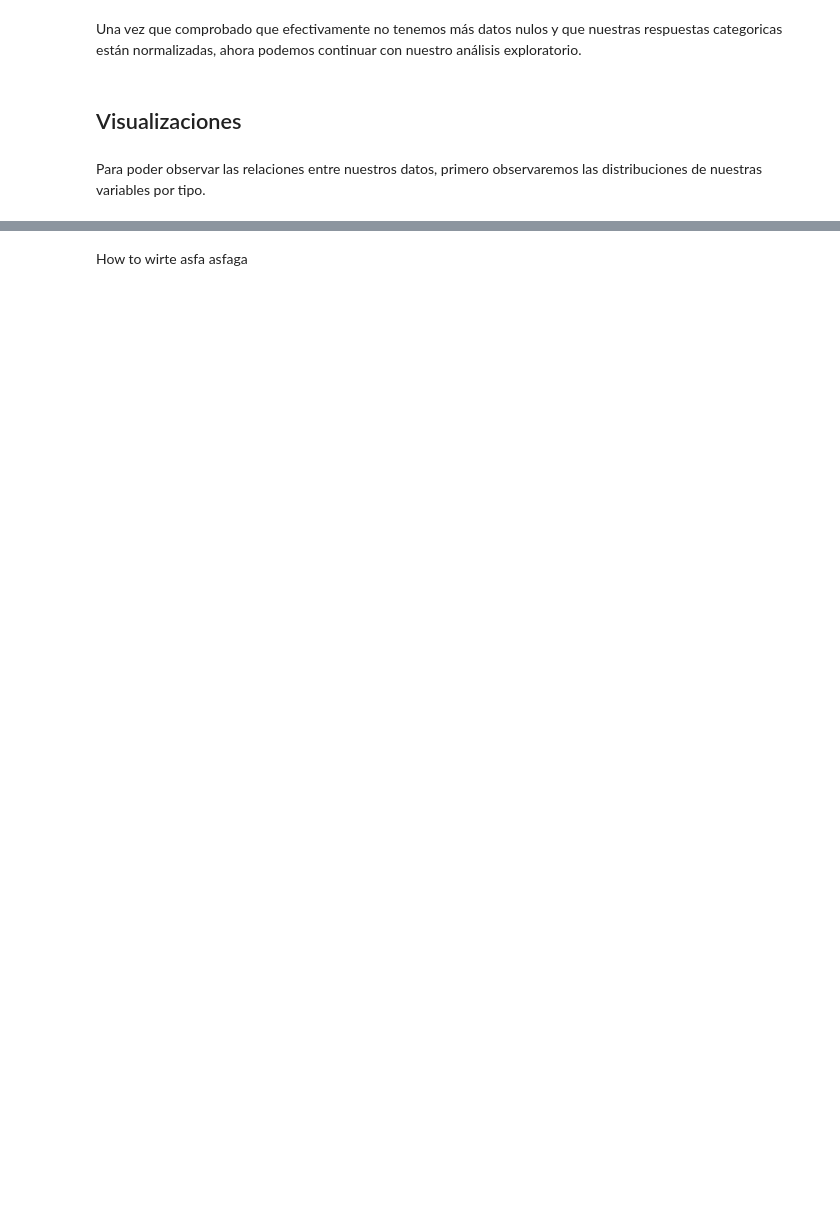
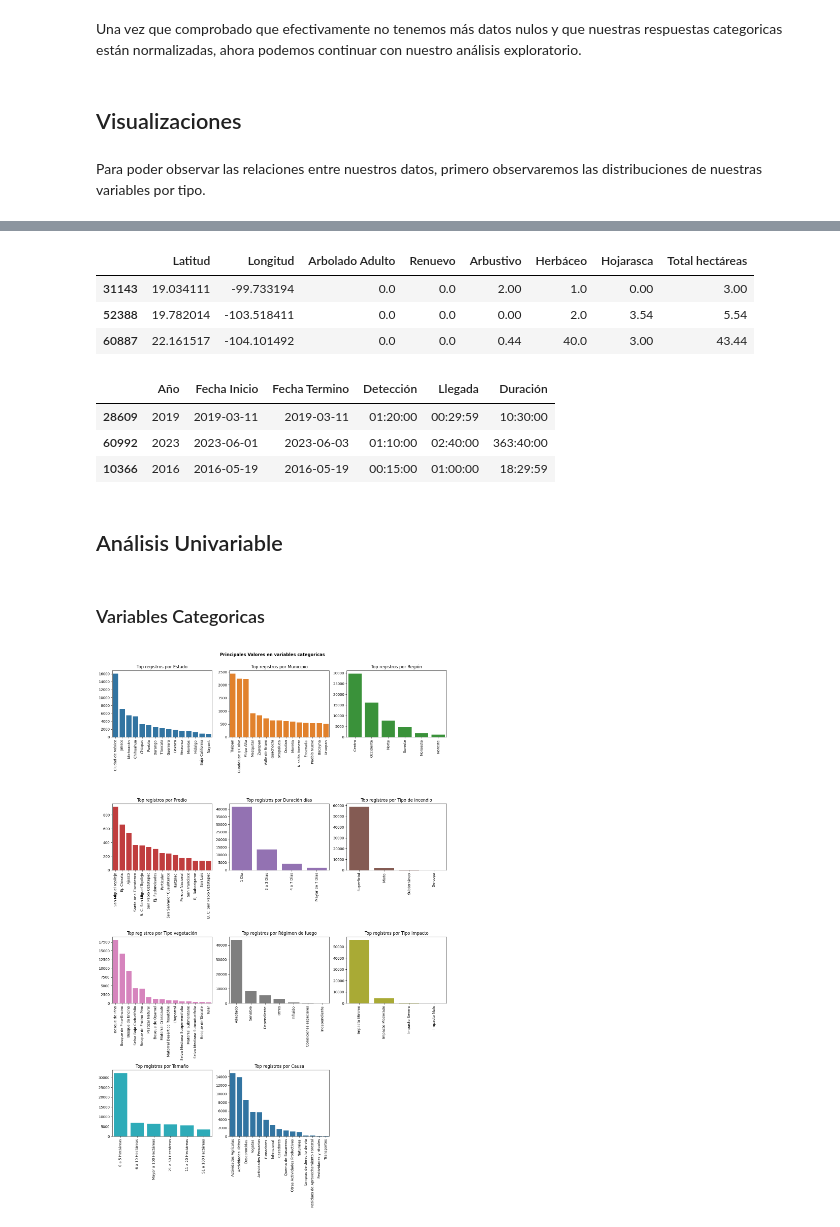
Before and after one commit to Valamca/Fires_Mexico_2015-2023, a Jupyter notebook: Incendios_forestales.ipynb, the cells around one changed output, grey strips where cells are left out. Drawn from its saved outputs; the diff is of its cells as text; code cells hidden in the pictures; blank space fills up the shorter version.

Commit message:
Agrega Analisis Variables

```diff
--- a/Incendios_forestales.ipynb
+++ b/Incendios_forestales.ipynb
@@ -279,6 +353,5 @@ def convert_to_hours(time_str):
 # %%
-columnas = ["Detección", "Llegada", "Duración"]
-
+# Aplicamos cada función a cada columna correspondiente
 df["Detección"] = df["Detección"].apply(convert_to_hours)
 df["Llegada"] = df["Llegada"].apply(convert_to_hours)
-#df["Duración"] = df["Duración"].apply(convert_to_hours)
+df["Duración"] = df["Duración"].apply(duration)
@@ -378,0 +391,4 @@ df[df["Duración"]=="eliminar"]
+# %%
+# Obteniendo el set de datos sin los datos categorizados para eliminación.
+df = df[df["Detección"] != "eliminar"]
+df = df[df["Llegada"] != "eliminar"]
@@ -379,3 +439,6 @@ df[df["Duración"]=="eliminar"]
+# %%
+# Ahora limpiamos el conjunto de datos de aquellos datos Desconocidos
+df=df[~df.isin(["Desconocido"]).any(axis=1)]
 # %% [markdown]
 Una vez que comprobado que efectivamente no tenemos más datos nulos y que nuestras respuestas categoricas están normalizadas, ahora podemos continuar con nuestro análisis exploratorio.
 # %% [markdown]
@@ -387,6 +459,6 @@ df.iloc[:,9:]
 # %%
-categorical_variables = df[["Estado", "Municipio", "Región", "Predio","Tipo de incendio", "Tipo Vegetación", "Régimen de fuego"]]
-numerical_variables = df[["Latitud", "Longitud"]]
-times_variables = df[["Año", "Fecha Inicio", "Fecha Termino","Duración días"]]
+categorical_variables = df[["Estado", "Municipio", "Región", "Predio","Duración días","Tipo de incendio", "Tipo Vegetación", "Régimen de fuego", "Tipo impacto", "Tamaño", "Causa"]].copy()
+numerical_variables = df[["Latitud", "Longitud", "Arbolado Adulto", "Renuevo", "Arbustivo", "Herbáceo", "Hojarasca", "Total hectáreas"]].copy()
+times_variables = df[["Año", "Fecha Inicio", "Fecha Termino", "Detección", "Llegada", "Duración"]].copy()
 # %%
 categorical_variables.sample(3)
@@ -393,12 +470,38 @@ categorical_variables.sample(3)
+# %%
+numerical_variables.sample(3)
+# %% [output]
+|  | Latitud | Longitud | Arbolado Adulto | Renuevo | Arbustivo | Herbáceo | Hojarasca | Total hectáreas |
+| 31143 | 19.034111 | -99.733194 | 0.0 | 0.0 | 2.00 | 1.0 | 0.00 | 3.00 |
+| 52388 | 19.782014 | -103.518411 | 0.0 | 0.0 | 0.00 | 2.0 | 3.54 | 5.54 |
+| 60887 | 22.161517 | -104.101492 | 0.0 | 0.0 | 0.44 | 40.0 | 3.00 | 43.44 |
+# %%
+times_variables.sample(3)
+# %% [output]
+|  | Año | Fecha Inicio | Fecha Termino | Detección | Llegada | Duración |
+| 28609 | 2019 | 2019-03-11 | 2019-03-11 | 01:20:00 | 00:29:59 | 10:30:00 |
+| 60992 | 2023 | 2023-06-01 | 2023-06-03 | 01:10:00 | 02:40:00 | 363:40:00 |
+| 10366 | 2016 | 2016-05-19 | 2016-05-19 | 00:15:00 | 01:00:00 | 18:29:59 |
+# %% [markdown]
+## Análisis Univariable
+# %% [markdown]
+### Variables Categoricas
 # %%
-# fig, ax = plt.subplots(nrows=6, ncols=3, figsize=(16,12))
-# ax = ax.flat
-# # Palette
-# colors = sns.color_palette(palette = 'tab10', n_colors = len(df.columns)+2)
+# Mostrando los registros conmayores ocurrencia en variables categoricas
+fig, ax = plt.subplots(nrows=4, ncols=3, figsize=(14,22))
+plt.subplots_adjust(hspace=1)
+ax = ax.flat
+# Palette
+colors = sns.color_palette(palette = 'tab10', n_colors = len(df.columns)+2)
+for i, column in enumerate(categorical_variables.columns):
+    sns.barplot(df[column].value_counts().head(15), ax=ax[i], color=colors[i])
+    ax[i].tick_params(axis='x', rotation=90)
+    ax[i].set_title(f"Top registros por {column.capitalize()}")
+    ax[i].set_xlabel("")
+    ax[i].set_ylabel("")
 
-# for i, column in enumerate(categorical_variables.columns):
-sns.countplot(x=categorical_variables["Estado"])
-plt.xticks(rotation=90)
-#fig.delaxes(ax[7])
-# plt.tight_layout()
+plt.suptitle("Principales Valores en variables categoricas", y=1, fontweight="bold")
+fig.delaxes(ax[11])
+plt.tight_layout()
 plt.show()
+# %% [output]
+[figure, added]
@@ -414,2 +507,0 @@ plt.show()
-# %% [markdown]
-How to wirte asfa asfaga
```
Also changed, not shown: parts of 63 cells of this notebook.
